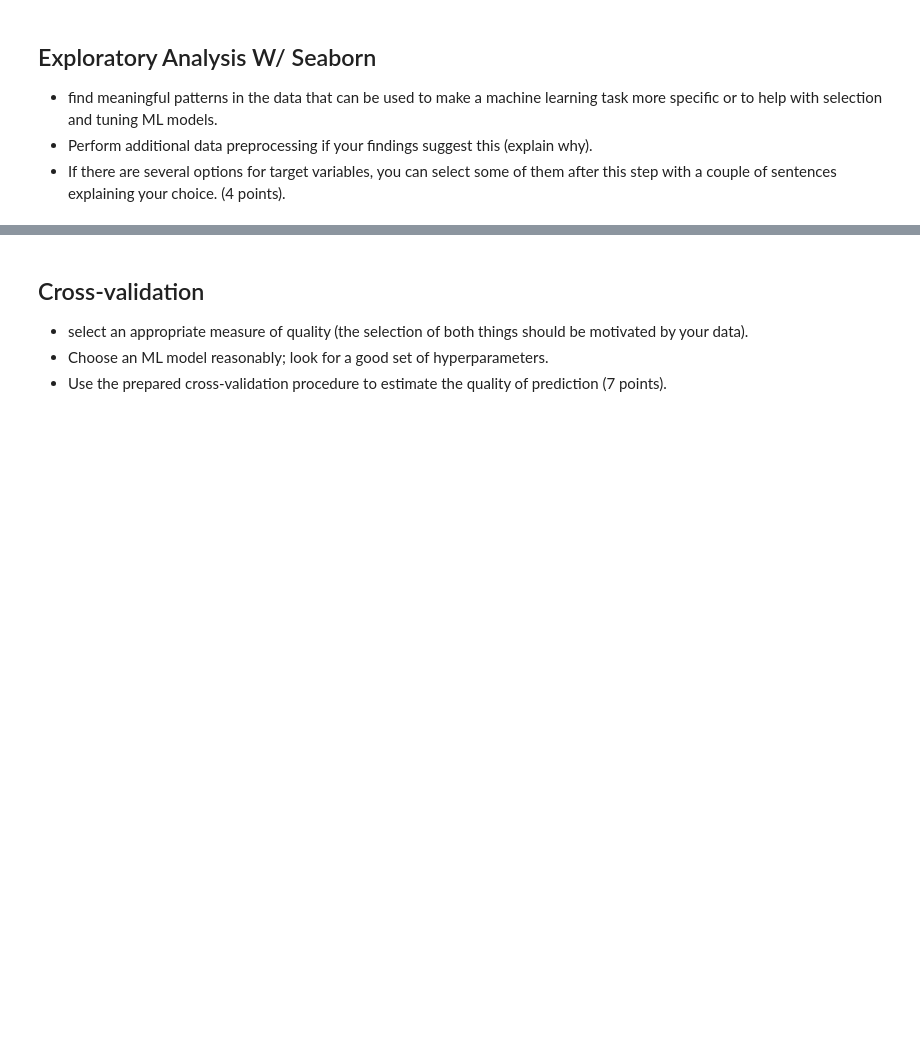
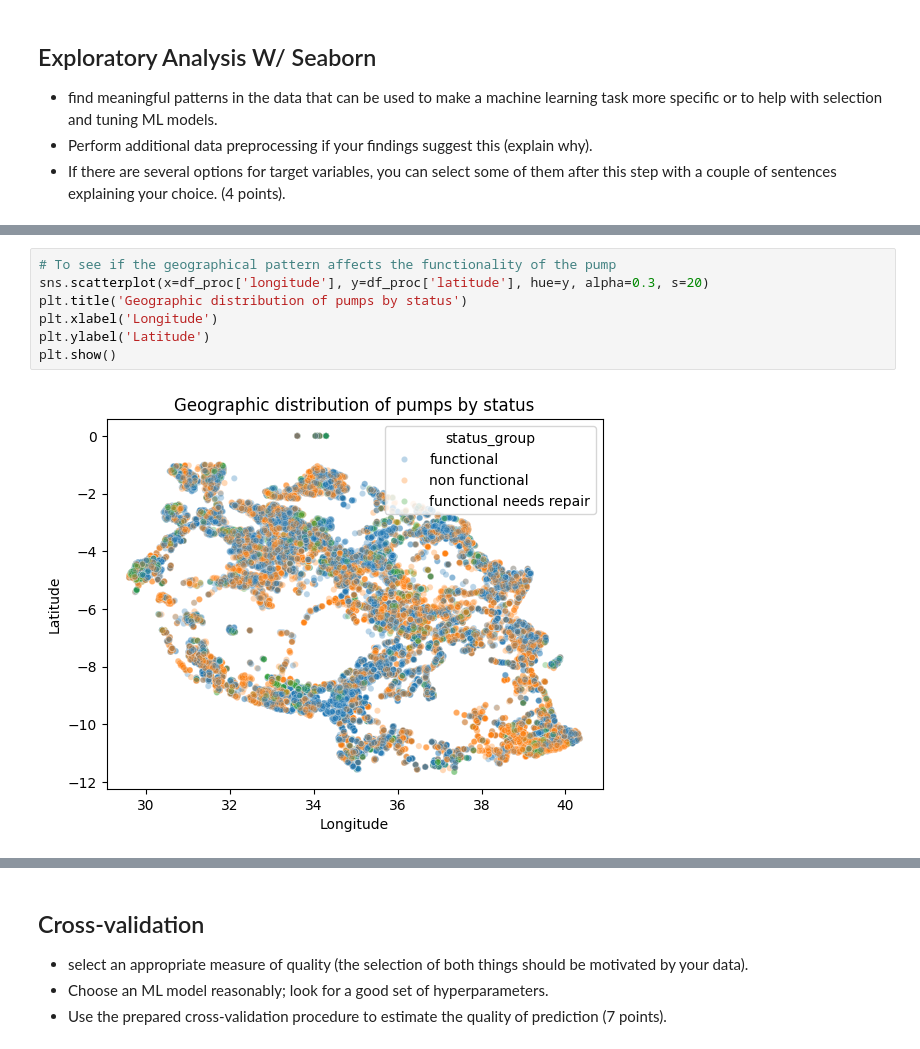
Before and after one commit to OrionXV/AI7101-Project, a Jupyter notebook: CleanStart.ipynb, the cells around one changed output, grey strips where cells are left out. Cells and saved outputs as stored; diff of their text form; blank space fills up the shorter version.

```diff
--- a/CleanStart.ipynb
+++ b/CleanStart.ipynb
@@ -252,0 +227,9 @@ plt.show()
+# %%
+# To see if the geographical pattern affects the functionality of the pump
+sns.scatterplot(x=df_proc['longitude'], y=df_proc['latitude'], hue=y, alpha=0.3, s=20)
+plt.title('Geographic distribution of pumps by status')
+plt.xlabel('Longitude')
+plt.ylabel('Latitude')
+plt.show()
+# %% [output]
+[figure, added]
```
Also changed, not shown: parts of 14 cells of this notebook.
